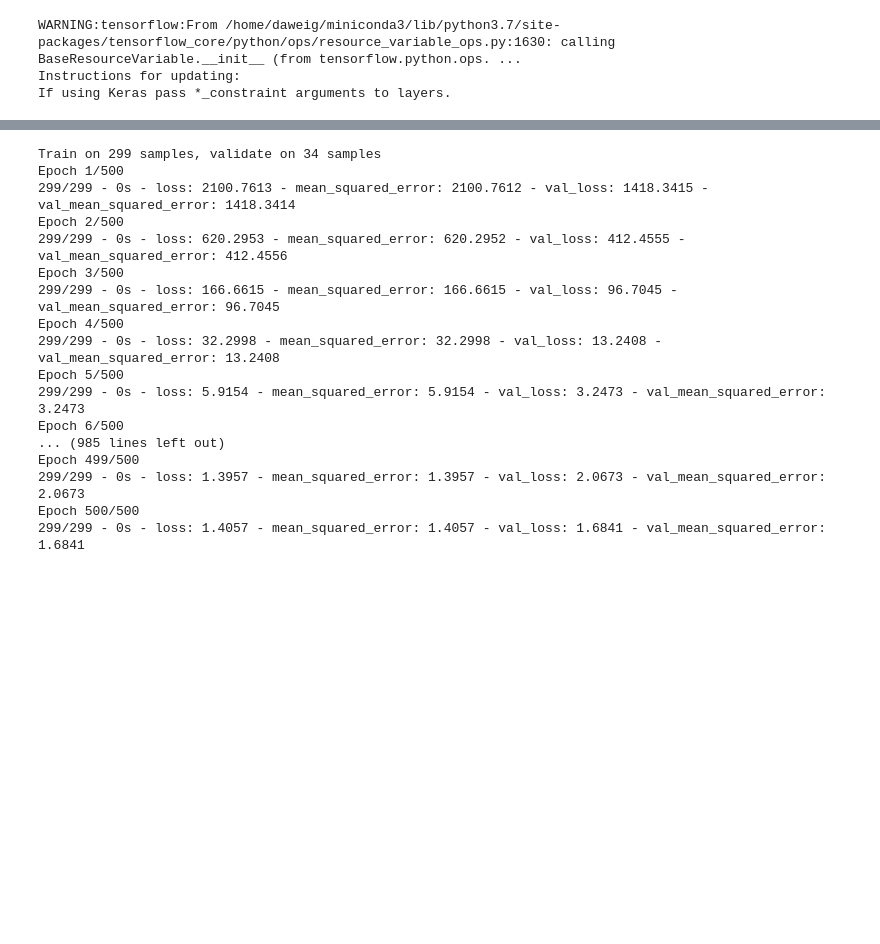
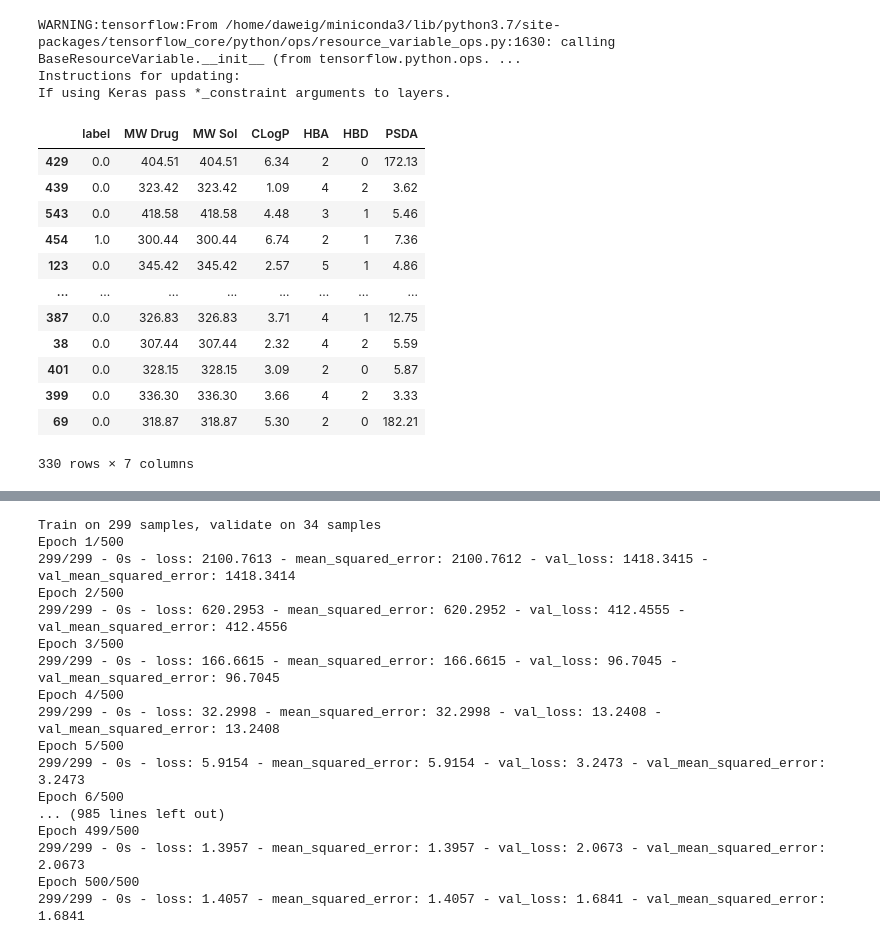
Before and after one commit to Chenyi-Mao/formulation, a Jupyter notebook: formulation/predict_missing_val.ipynb, the cells around one changed output, grey strips where cells are left out. Drawn from its saved outputs; the diff is of its cells as text; code cells hidden in the pictures; blank space fills up the shorter version.

```diff
--- a/formulation/predict_missing_val.ipynb
+++ b/formulation/predict_missing_val.ipynb
@@ -155,3 +220,19 @@ model.add(keras.layers.Dense(1,
 WARNING:tensorflow:From /home/daweig/miniconda3/lib/python3.7/site-packages/tensorflow_core/python/ops/resource_variable_ops.py:1630: calling BaseResourceVariable.__init__ (from tensorflow.python.ops. ...
 Instructions for updating:
 If using Keras pass *_constraint arguments to layers.
+# %%
+x_train
+# %% [output]
+|  | label | MW Drug | MW Sol | CLogP | HBA | HBD | PSDA |
+| 429 | 0.0 | 404.51 | 404.51 | 6.34 | 2 | 0 | 172.13 |
+| 439 | 0.0 | 323.42 | 323.42 | 1.09 | 4 | 2 | 3.62 |
+| 543 | 0.0 | 418.58 | 418.58 | 4.48 | 3 | 1 | 5.46 |
+| 454 | 1.0 | 300.44 | 300.44 | 6.74 | 2 | 1 | 7.36 |
+| 123 | 0.0 | 345.42 | 345.42 | 2.57 | 5 | 1 | 4.86 |
+| ... | ... | ... | ... | ... | ... | ... | ... |
+| 387 | 0.0 | 326.83 | 326.83 | 3.71 | 4 | 1 | 12.75 |
+| 38 | 0.0 | 307.44 | 307.44 | 2.32 | 4 | 2 | 5.59 |
+| 401 | 0.0 | 328.15 | 328.15 | 3.09 | 2 | 0 | 5.87 |
+| 399 | 0.0 | 336.30 | 336.30 | 3.66 | 4 | 2 | 3.33 |
+| 69 | 0.0 | 318.87 | 318.87 | 5.30 | 2 | 0 | 182.21 |
+330 rows × 7 columns
```
Also changed, not shown: parts of 7 cells of this notebook.
